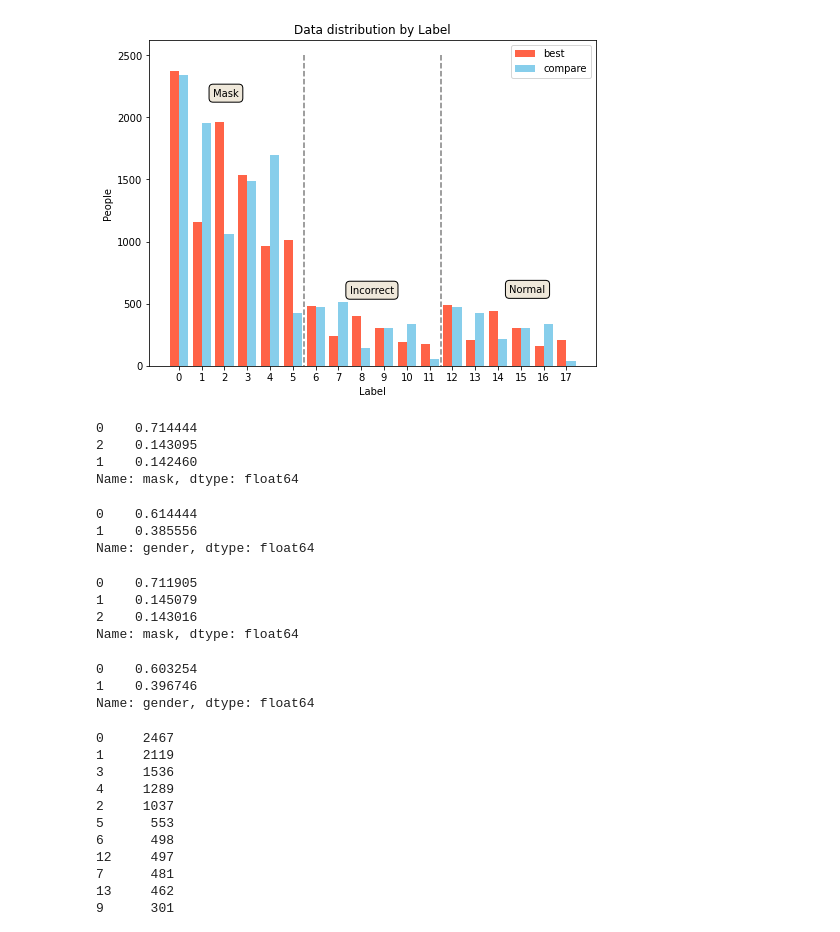
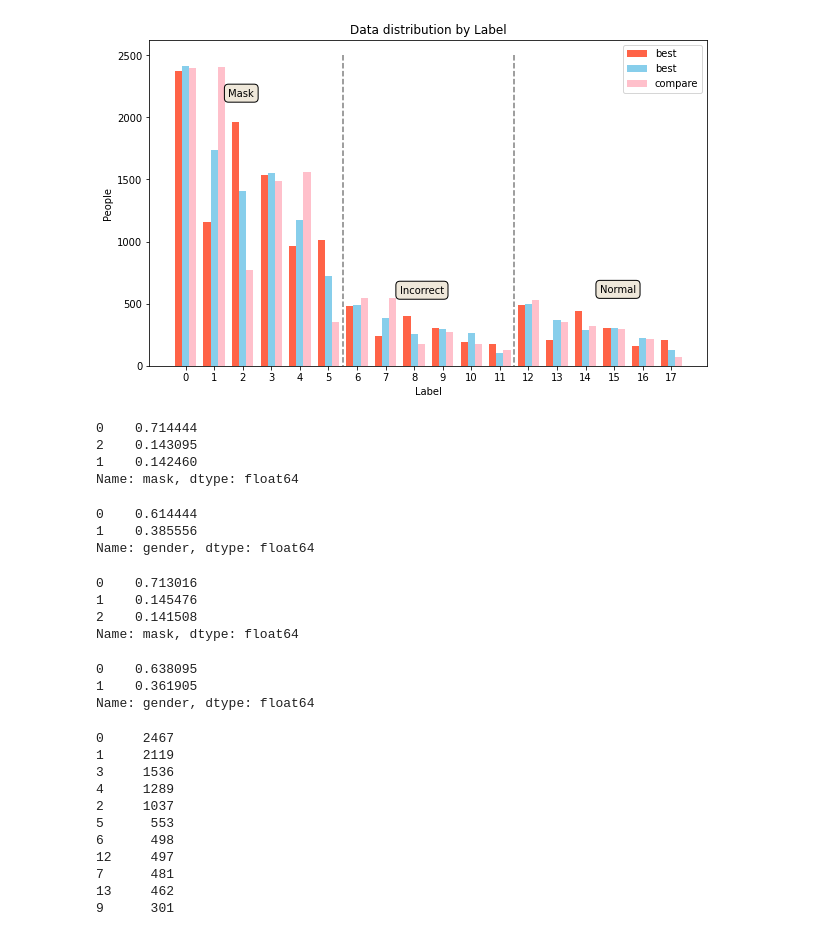
Before and after one commit to boostcampaitech2/image-classification-level1-12, a Jupyter notebook: templates/pro_hun/experiment/model_test.ipynb, the cells around one changed output. Drawn from its saved outputs; the diff is of its cells as text; code cells hidden in the pictures.

```diff
--- a/templates/pro_hun/experiment/model_test.ipynb
+++ b/templates/pro_hun/experiment/model_test.ipynb
@@ -7,38 +7,40 @@ def show_ratio(df):
 # %%
 import pandas as pd
 import cv2
 import matplotlib.pyplot as plt
 
 best_1 = pd.read_csv('/opt/ml/image-classification-level1-12/templates/pro_hun/output/sub/0825/sub_2021-08-25_092537.csv')
-best_2 = pd.read_csv('/opt/ml/image-classification-level1-12/templates/pro_hun/output/sub/0825/sub_2021-08-25_145639.csv')
+best_2 = pd.read_csv('/opt/ml/image-classification-level1-12/templates/pro_hun/output/sub/sub_2021-08-31_002513.csv')
 compare_path = input('비교하고자하는 결과의 경로를 입력해주세요: ')
 pred_1 = pd.read_csv(compare_path)
 
-plt.figure(figsize=(8, 6))
+plt.figure(figsize=(10, 6))
 
 label_data = best_1['ans'].value_counts().sort_index()
+label_data_2 = best_2['ans'].value_counts().sort_index()
 compare_data = pred_1['ans'].value_counts().sort_index()
-plt.bar(label_data.index-0.2, label_data, color='tomato', width=0.4, label='best')
-plt.bar(compare_data.index+0.2, compare_data, color='skyblue', width=0.4, label='compare')
+plt.bar(label_data.index-0.25, label_data, color='tomato', width=0.25, label='best')
+plt.bar(label_data_2.index, label_data_2, color='skyblue', width=0.25, label='best')
+plt.bar(compare_data.index+0.25, compare_data, color='pink', width=0.25, label='compare')
 
 # plt.bar(label_data[6:12].index-0.5, label_data[6:12], color='tomato', width=0.5, label='best')
 # plt.bar(label_data[12:].index-0.5, label_data[12:], color='tomato', width=0.5, label='best')
 plt.xticks(label_data.index)
 plt.annotate('Mask', (1.5, label_data.max()-200), fontsize=10, bbox=dict(boxstyle='round', pad=0.4, facecolor='#efe8da', linewidth=1))
 plt.annotate('Incorrect', (7.5, label_data[6:12].max()+100), fontsize=10, bbox=dict(boxstyle='round', pad=0.4, facecolor='#efe8da', linewidth=1))
 plt.annotate('Normal', (14.5, label_data[12:].max()+100), fontsize=10, bbox=dict(boxstyle='round', pad=0.4, facecolor='#efe8da', linewidth=1))
 plt.plot([5.5, 5.5], [2500, 0], linestyle='--', color='gray')
 plt.plot([11.5, 11.5], [2500, 0], linestyle='--', color='gray')
 plt.xlabel('Label')
 plt.ylabel('People')
 plt.title('Data distribution by Label')
 plt.legend()
 plt.show()
 
 show_ratio(best_1)
 show_ratio(pred_1)
 # %% [output]
-[figure, old version]
+[figure, new version]
 0    0.714444
 2    0.143095
 1    0.142460
@@ -46,12 +48,12 @@ Name: mask, dtype: float64
 0    0.614444
 1    0.385556
 Name: gender, dtype: float64
-0    0.711905
-1    0.145079
-2    0.143016
+0    0.713016
+1    0.145476
+2    0.141508
 Name: mask, dtype: float64
-0    0.603254
-1    0.396746
+0    0.638095
+1    0.361905
 Name: gender, dtype: float64
 # %%
 pred_1['ans'].value_counts()
```
Also changed, not shown: 1 other file.
